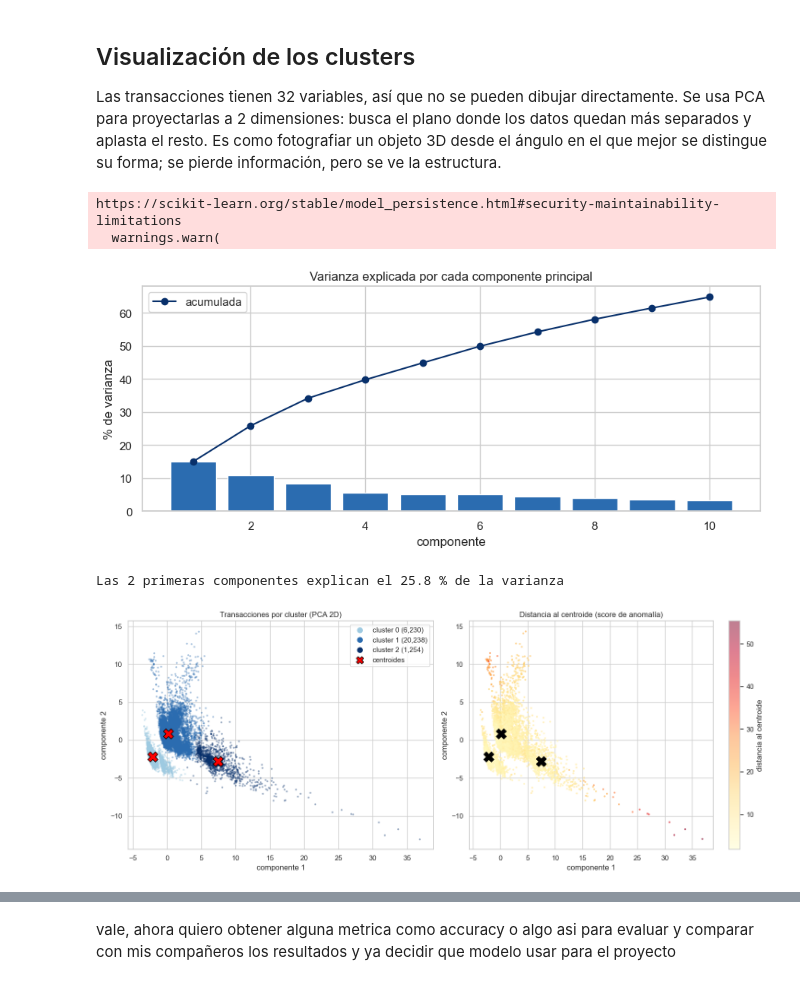
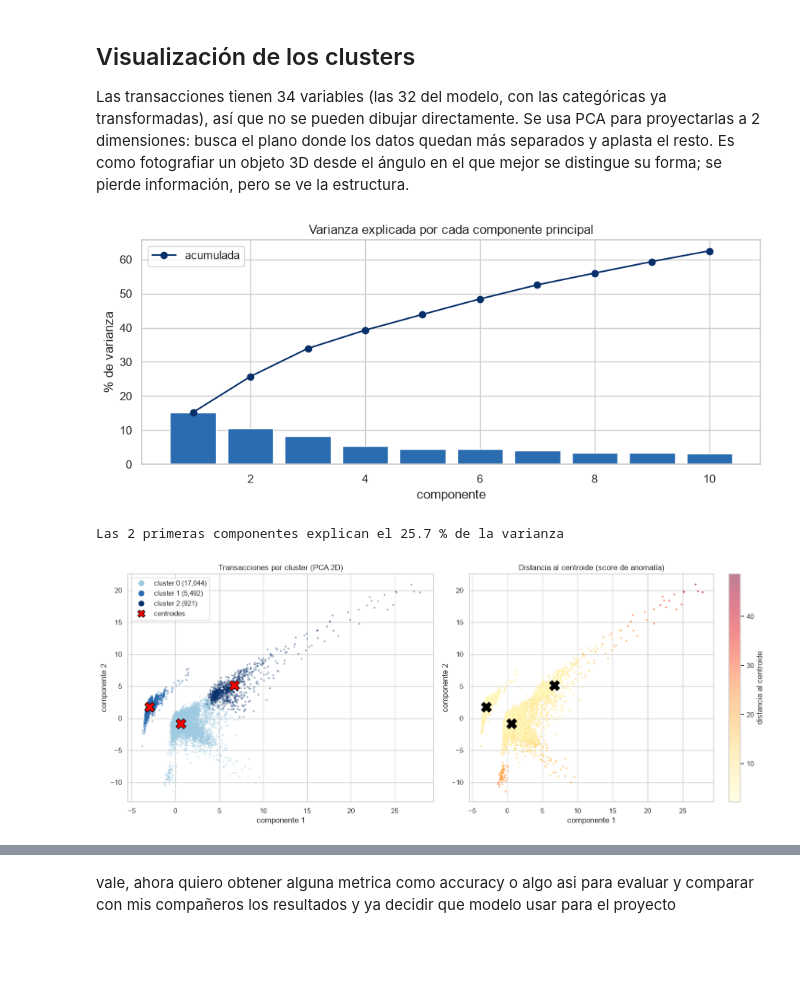
Before and after one commit to jacocallejo-merlin/Deteccion-fraude-merlin, a Jupyter notebook: notebooks/visualizacion_kmeans.ipynb, the cells around one changed output, grey strips where cells are left out. Cells and saved outputs as stored; diff of their text form; code cells hidden in the pictures; blank space fills up the shorter version.

```diff
--- a/notebooks/visualizacion_kmeans.ipynb
+++ b/notebooks/visualizacion_kmeans.ipynb
@@ -1,7 +1,7 @@
 # %% [markdown]
 ## Visualización de los clusters
 
-Las transacciones tienen 32 variables, así que no se pueden dibujar directamente. Se usa PCA para proyectarlas a 2 dimensiones: busca el plano donde los datos quedan más separados y aplasta el resto. Es como fotografiar un objeto 3D desde el ángulo en el que mejor se distingue su forma; se pierde información, pero se ve la estructura.
+Las transacciones tienen 34 variables (las 32 del modelo, con las categóricas ya transformadas), así que no se pueden dibujar directamente. Se usa PCA para proyectarlas a 2 dimensiones: busca el plano donde los datos quedan más separados y aplasta el resto. Es como fotografiar un objeto 3D desde el ángulo en el que mejor se distingue su forma; se pierde información, pero se ve la estructura.
 # %%
 import numpy as np
 import pandas as pd
@@ -21,7 +21,7 @@ X_train = pd.read_parquet("../datos_ml/X_train.parquet")
 modelo = joblib.load("../modelos/kmeans.joblib")
 scores = pd.read_parquet("../modelos/kmeans_scores_train.parquet")
 cluster = scores["cluster"].values
-distancia = scores["distancia"].values
+distancia = scores["score"].values   # el score de KMeans es la distancia al centroide más cercano
 
 pca = PCA(n_components=10, random_state=42).fit(X_train)
 var = pca.explained_variance_ratio_ * 100
@@ -38,42 +38,40 @@ plt.show()
 
 print(f"Las 2 primeras componentes explican el {var[:2].sum():.1f} % de la varianza")
 # %% [output]
+[figure, new version]
-https://scikit-learn.org/stable/model_persistence.html#security-maintainability-limitations
-  warnings.warn(
+Las 2 primeras componentes explican el 25.7 % de la varianza
-[figure, old version]
-Las 2 primeras componentes explican el 25.8 % de la varianza
 # %%
 proyeccion = PCA(n_components=2, random_state=42).fit(X_train)
 P = proyeccion.transform(X_train)
-cen = proyeccion.transform(modelo.cluster_centers_)
+cen = proyeccion.transform(pd.DataFrame(modelo.cluster_centers_, columns=X_train.columns))
 
 fig, axes = plt.subplots(1, 2, figsize=(15, 6))
 
 for c in range(3):
     m = cluster == c
     axes[0].scatter(P[m, 0], P[m, 1], s=4, alpha=0.3, color=COLORES[c])
 axes[0].scatter(cen[:, 0], cen[:, 1], marker="X", s=250, color="red", edgecolor="black", zorder=5)
 axes[0].set_title("Transacciones por cluster (PCA 2D)")
 axes[0].set_xlabel("componente 1")
 axes[0].set_ylabel("componente 2")
 # leyenda aparte: los puntos reales son diminutos y no se verían
 handles = [Line2D([], [], marker="o", linestyle="", color=COLORES[c], markersize=8,
                   label=f"cluster {c} ({(cluster == c).sum():,})") for c in range(3)]
 handles.append(Line2D([], [], marker="X", linestyle="", color="red", markeredgecolor="black",
                       markersize=12, label="centroides"))
 axes[0].legend(handles=handles)
 
 s = axes[1].scatter(P[:, 0], P[:, 1], c=distancia, s=4, alpha=0.5, cmap="YlOrRd")
 axes[1].scatter(cen[:, 0], cen[:, 1], marker="X", s=250, color="black", zorder=5)
 plt.colorbar(s, ax=axes[1], label="distancia al centroide")
 axes[1].set_title("Distancia al centroide (score de anomalía)")
 axes[1].set_xlabel("componente 1")
 axes[1].set_ylabel("componente 2")
 
 plt.tight_layout()
 plt.show()
 # %% [output]
-[figure, old version]
+[figure, new version]
 # %%
 lim = np.percentile(np.abs(P), 99, axis=0)
 
```
Also changed, not shown: parts of 2 cells of this notebook, 41 other files.
